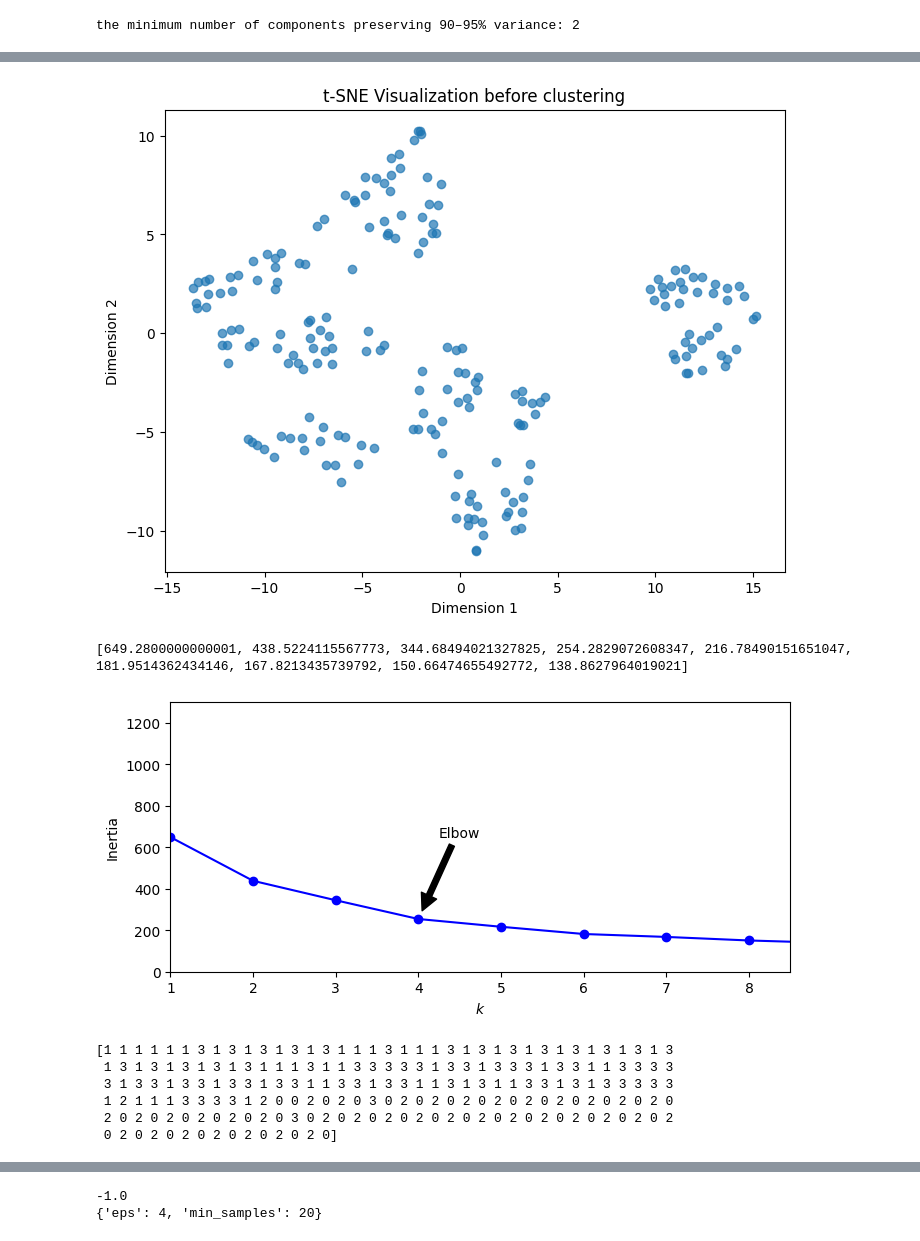
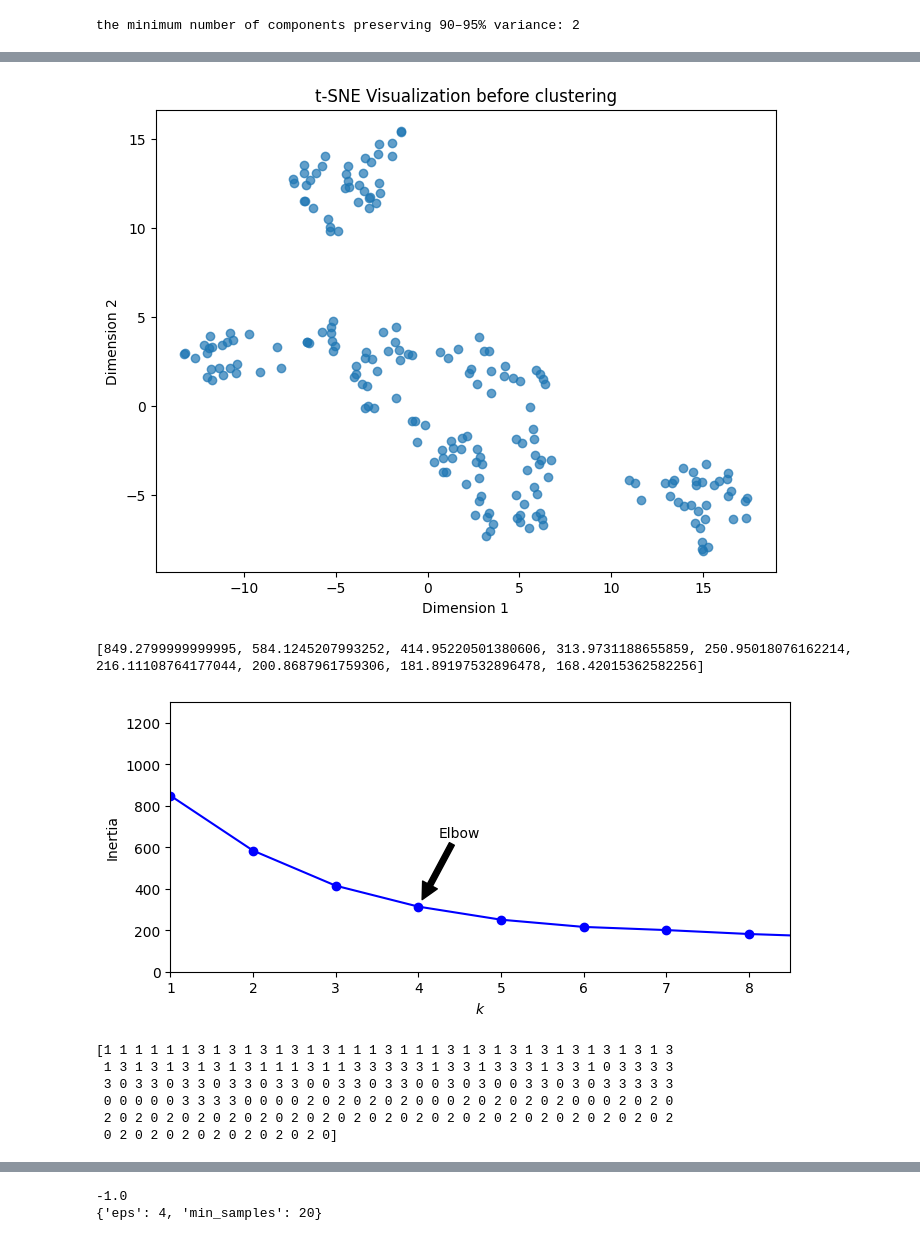
Before and after one commit to Naseem-Ananzeh/Ml2_Final_Project, a Jupyter notebook: ML2project.ipynb, the cells around one changed output, grey strips where cells are left out. Saved outputs shown, nothing was run; the diff lists cells and outputs as text; code cells hidden in the pictures.

```diff
--- a/ML2project.ipynb
+++ b/ML2project.ipynb
@@ -70,3 +70,6 @@ print(Mall_c.head())
 2     0.0   20                  16                       6
 3     0.0   23                  16                      77
 4     0.0   31                  17                      40
+# %%
+Mall_c['diff_income_spending'] = Mall_c['Annual Income (k$)'] - Mall_c['Spending Score (1-100)']
+print(Mall_c)
@@ -74,7 +95,7 @@ print(Mall_c.head())
 from sklearn.preprocessing import StandardScaler
 import pandas as pd
 
-columns = ['Annual Income (k$)', 'Spending Score (1-100)', 'Age']
+columns = ['Annual Income (k$)', 'Spending Score (1-100)', 'Age','diff_income_spending']
 Mall_c_scale = Mall_c[columns]
 Mall_c_gender = Mall_c[['Gender']]
 
@@ -148,19 +176,19 @@ TSNE_Mall = tsne.fit_transform(Mall_data)
 # %%
 import matplotlib.pyplot as plt
 TSNE_df = pd.DataFrame(TSNE_Mall, columns=['Dim1', 'Dim2'])
 
 TSNE_df['Gender'] = Mall_data['Gender'].values
 
 
 plt.figure(figsize=(8,6))
-plt.scatter(TSNE_df['Dim1'], TSNE_df['Dim2'], cmap='coolwarm', alpha=0.7)
+plt.scatter(TSNE_df['Dim1'], TSNE_df['Dim2'], alpha=0.7)
 plt.title('t-SNE Visualization before clustering')
 plt.xlabel('Dimension 1')
 plt.ylabel('Dimension 2')
 
 plt.show()
 # %% [output]
-[figure, old version]
+[figure, new version]
 # %%
 from sklearn.cluster import KMeans
 
@@ -170,7 +198,7 @@ inertias = [model.inertia_ for model in kmeans_per_k]
 
 print(inertias)
 # %% [output]
-[649.2800000000001, 438.5224115567773, 344.68494021327825, 254.2829072608347, 216.78490151651047, 181.9514362434146, 167.8213435739792, 150.66474655492772, 138.8627964019021]
+[849.2799999999995, 584.1245207993252, 414.95220501380606, 313.9731188655859, 250.95018076162214, 216.11108764177044, 200.8687961759306, 181.89197532896478, 168.42015362582256]
 # %%
 plt.figure(figsize=(8, 3.5))
 plt.plot(range(1, 10), inertias, "bo-")
@@ -182,7 +210,7 @@ plt.text(4.5, 650, "Elbow", horizontalalignment="center")
 plt.axis([1, 8.5, 0, 1300])
 plt.show()
 # %% [output]
-[figure, old version]
+[figure, new version]
 # %%
 import seaborn as sns
 
@@ -192,10 +220,10 @@ kmeans_pred = kmeans.fit_predict(Mall_data)
 print(kmeans_pred)
 # %% [output]
 [1 1 1 1 1 1 3 1 3 1 3 1 3 1 3 1 1 1 3 1 1 1 3 1 3 1 3 1 3 1 3 1 3 1 3 1 3
- 1 3 1 3 1 3 1 3 1 3 1 1 1 3 1 1 3 3 3 3 3 1 3 3 1 3 3 3 1 3 3 1 1 3 3 3 3
- 3 1 3 3 1 3 3 1 3 3 1 3 3 1 1 3 3 1 3 3 1 1 3 1 3 1 1 3 3 1 3 1 3 3 3 3 3
- 1 2 1 1 1 3 3 3 3 1 2 0 0 2 0 2 0 3 0 2 0 2 0 2 0 2 0 2 0 2 0 2 0 2 0 2 0
- 2 0 2 0 2 0 2 0 2 0 2 0 3 0 2 0 2 0 2 0 2 0 2 0 2 0 2 0 2 0 2 0 2 0 2 0 2
+ 1 3 1 3 1 3 1 3 1 3 1 1 1 3 1 1 3 3 3 3 3 1 3 3 1 3 3 3 1 3 3 1 0 3 3 3 3
+ 3 0 3 3 0 3 3 0 3 3 0 3 3 0 0 3 3 0 3 3 0 0 3 0 3 0 0 3 3 0 3 0 3 3 3 3 3
+ 0 0 0 0 0 3 3 3 3 0 0 0 0 2 0 2 0 2 0 2 0 0 0 2 0 2 0 2 0 2 0 0 0 2 0 2 0
+ 2 0 2 0 2 0 2 0 2 0 2 0 2 0 2 0 2 0 2 0 2 0 2 0 2 0 2 0 2 0 2 0 2 0 2 0 2
  0 2 0 2 0 2 0 2 0 2 0 2 0 2 0]
 # %%
 def plot_clusters(TSNE_Mall, y=kmeans_pred):
```
Also changed, not shown: parts of 11 cells of this notebook.
